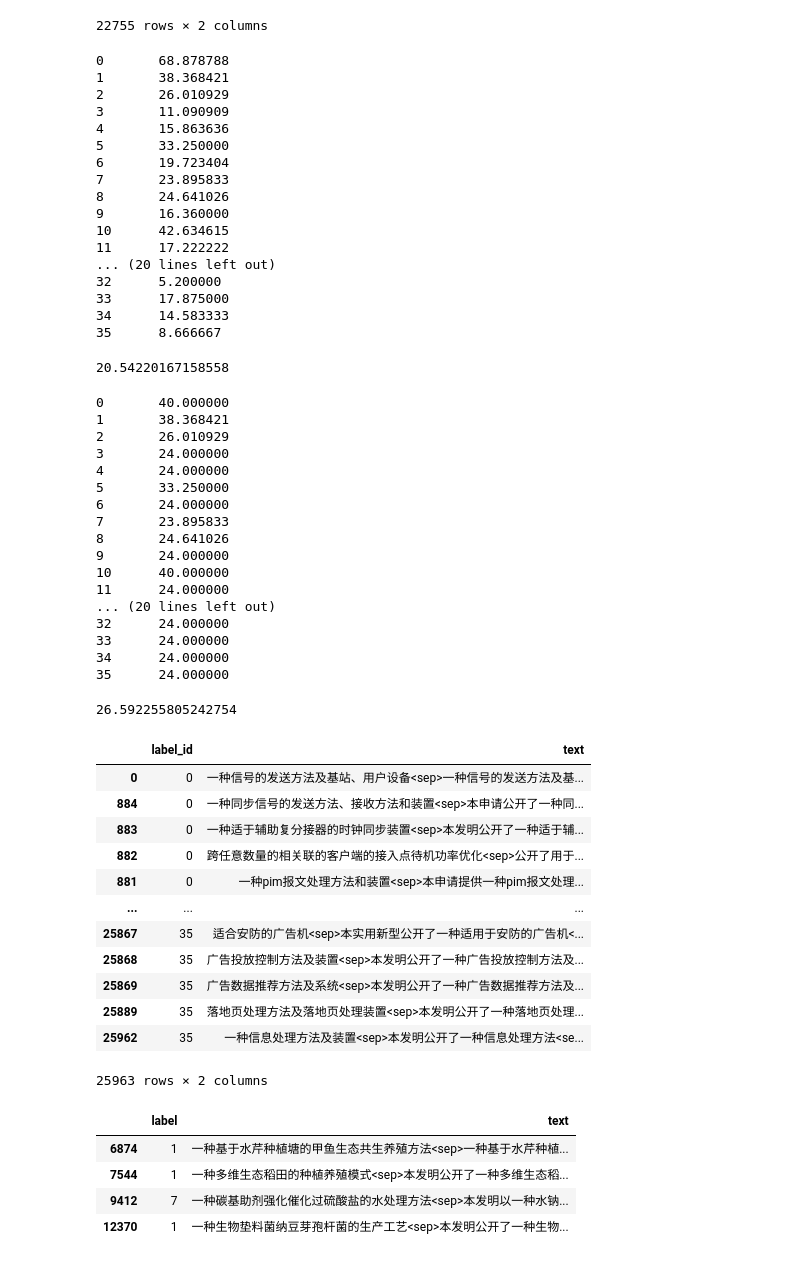
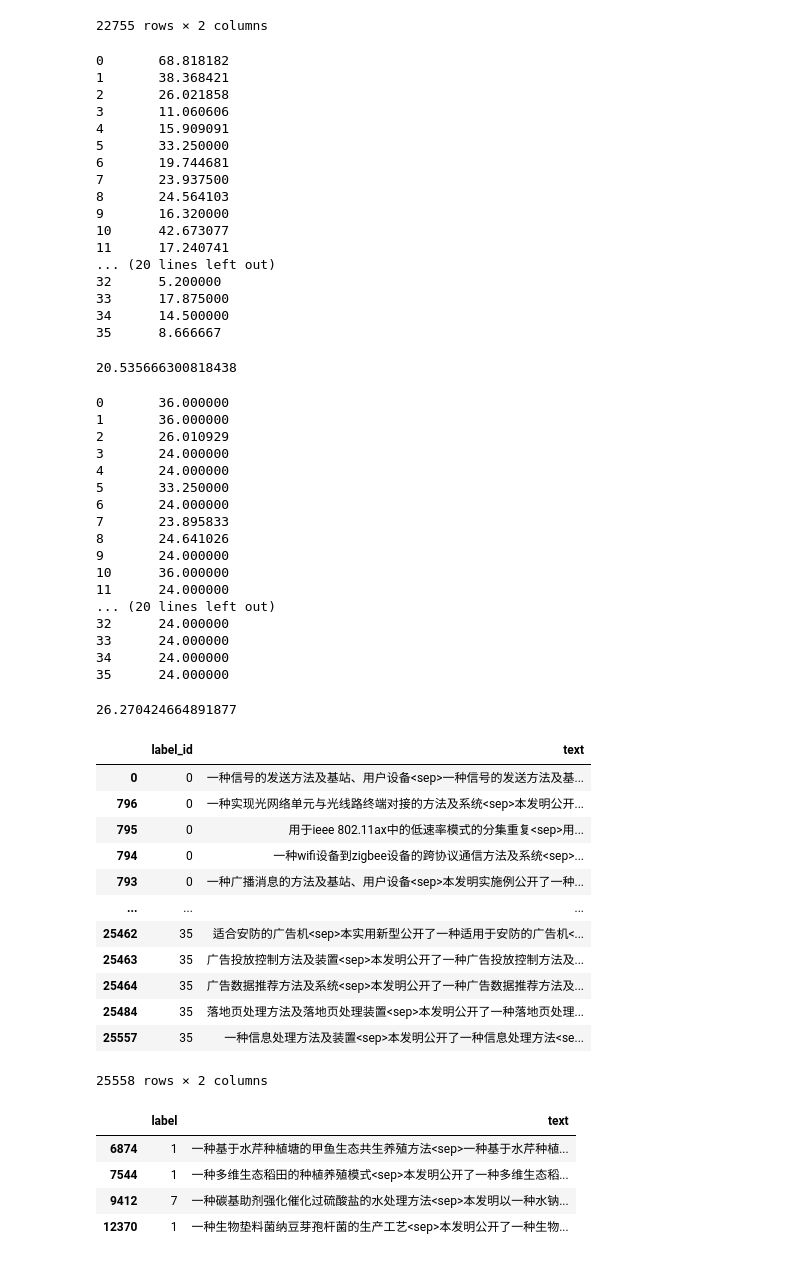
Before and after one commit to 0202zc/nlp-competition, a Jupyter notebook: ccf-bdci-samll-sample-classification-2022/data/data.ipynb, the cells around one changed output. Saved outputs shown, nothing was run; the diff lists cells and outputs as text; code cells hidden in the pictures.

```diff
--- a/ccf-bdci-samll-sample-classification-2022/data/data.ipynb
+++ b/ccf-bdci-samll-sample-classification-2022/data/data.ipynb
@@ -356,8 +356,8 @@ import pandas as pd
 
 # train_df = pd.read_csv('train_xlnet.tsv', sep='\t', encoding='utf8')
 train_df = pd.read_json('train.json', encoding='utf8', lines=True)
-train_labeled_df = pd.read_csv('train/split/train6452_backtrans.tsv', sep='\t', encoding='utf8')
-testA_labeled_df = pd.read_csv('test/split/testA_6452.tsv', sep='\t', encoding='utf8', header=0,
+train_labeled_df = pd.read_csv('train/split/train6453_backtrans.tsv', sep='\t', encoding='utf8')
+testA_labeled_df = pd.read_csv('test/split/testA_6453.tsv', sep='\t', encoding='utf8', header=0,
                                names=['label_id', 'text'])
 ratios = []
 for i in range(36):
@@ -367,24 +367,24 @@ for i in range(36):
 
 np.mean(ratios)
 # %% [output]
-0       68.878788
+0       68.818182
 1       38.368421
-2       26.010929
-3       11.090909
-4       15.863636
+2       26.021858
+3       11.060606
+4       15.909091
 5       33.250000
-6       19.723404
-7       23.895833
-8       24.641026
-9       16.360000
-10      42.634615
-11      17.222222
+6       19.744681
+7       23.937500
+8       24.564103
+9       16.320000
+10      42.673077
+11      17.240741
 ... (20 lines left out)
 32      5.200000
 33      17.875000
-34      14.583333
+34      14.500000
 35      8.666667
-20.54220167158558
+20.535666300818438
 # %%
 ratio = 24.0
 
@@ -395,7 +395,7 @@ for i in range(36):
     new, origin = train_labeled_df[train_labeled_df['label_id'] == i].shape[0], train_df[train_df['label_id'] == i].shape[0]
     current_ratio = new / origin
     # 如果不够，则补充
-    if current_ratio < ratio - 3.0:
+    if current_ratio < ratio - 2.0:
         add_data = train_labeled_df[train_labeled_df['label_id'] == i]
         temp_train_df = pd.concat((temp_train_df, add_data), axis=0)
         need = origin * ratio - new
@@ -417,7 +417,7 @@ for i in range(36):
             temp_train_df = pd.concat((temp_train_df, add_data), axis=0)
     else:
         # 如果超过一定的比例，则削减
-        ALLOW = 16.0
+        ALLOW = 12.0
         if current_ratio - ratio > ALLOW:
             need = int(origin * (ratio + ALLOW))
             add_data = train_labeled_df[train_labeled_df['label_id'] == i].iloc[:need, :]
@@ -432,11 +432,11 @@ for i in range(36):
     ratios.append(ratio)
     print("%d\t%f" % (i, ratio))
 
-temp_train_df.to_csv('train/split/train6452_backtrans_oversampling24.tsv', sep='\t', encoding='utf8', index=None)
+temp_train_df.to_csv('train/split/train6452_backtrans_oversampling24_1.tsv', sep='\t', encoding='utf8', index=None)
 np.mean(ratios)
 # %% [output]
-0       40.000000
-1       38.368421
+0       36.000000
+1       36.000000
 2       26.010929
 3       24.000000
 4       24.000000
@@ -445,34 +445,34 @@ np.mean(ratios)
 7       23.895833
 8       24.641026
 9       24.000000
-10      40.000000
+10      36.000000
 11      24.000000
 ... (20 lines left out)
 32      24.000000
 33      24.000000
 34      24.000000
 35      24.000000
-26.592255805242754
+26.270424664891877
 # %%
-testA_labeled_df = pd.read_csv('train/split/train6452_backtrans_oversampling24.tsv', sep='\t', encoding='utf8', header=0,
+testA_labeled_df = pd.read_csv('train/split/train6452_backtrans_oversampling24_1.tsv', sep='\t', encoding='utf8', header=0,
                                names=['label_id', 'text'])
 testA_labeled_df = testA_labeled_df.sort_values('label_id')
-testA_labeled_df.to_csv('train/split/train6452_backtrans_oversampling24.tsv', sep='\t', encoding='utf8', index=None)
+testA_labeled_df.to_csv('train/split/train6452_backtrans_oversampling24_1.tsv', sep='\t', encoding='utf8', index=None)
 testA_labeled_df
 # %% [output]
 |  | label_id | text |
 | 0 | 0 | 一种信号的发送方法及基站、用户设备<sep>一种信号的发送方法及基... |
-| 884 | 0 | 一种同步信号的发送方法、接收方法和装置<sep>本申请公开了一种同... |
-| 883 | 0 | 一种适于辅助复分接器的时钟同步装置<sep>本发明公开了一种适于辅... |
-| 882 | 0 | 跨任意数量的相关联的客户端的接入点待机功率优化<sep>公开了用于... |
-| 881 | 0 | 一种pim报文处理方法和装置<sep>本申请提供一种pim报文处理... |
+| 796 | 0 | 一种实现光网络单元与光线路终端对接的方法及系统<sep>本发明公开... |
+| 795 | 0 | 用于ieee 802.11ax中的低速率模式的分集重复<sep>用... |
+| 794 | 0 | 一种wifi设备到zigbee设备的跨协议通信方法及系统<sep>... |
+| 793 | 0 | 一种广播消息的方法及基站、用户设备<sep>本发明实施例公开了一种... |
 | ... | ... | ... |
-| 25867 | 35 | 适合安防的广告机<sep>本实用新型公开了一种适用于安防的广告机<... |
-| 25868 | 35 | 广告投放控制方法及装置<sep>本发明公开了一种广告投放控制方法及... |
-| 25869 | 35 | 广告数据推荐方法及系统<sep>本发明公开了一种广告数据推荐方法及... |
-| 25889 | 35 | 落地页处理方法及落地页处理装置<sep>本发明公开了一种落地页处理... |
-| 25962 | 35 | 一种信息处理方法及装置<sep>本发明公开了一种信息处理方法<se... |
+| 25462 | 35 | 适合安防的广告机<sep>本实用新型公开了一种适用于安防的广告机<... |
+| 25463 | 35 | 广告投放控制方法及装置<sep>本发明公开了一种广告投放控制方法及... |
+| 25464 | 35 | 广告数据推荐方法及系统<sep>本发明公开了一种广告数据推荐方法及... |
+| 25484 | 35 | 落地页处理方法及落地页处理装置<sep>本发明公开了一种落地页处理... |
+| 25557 | 35 | 一种信息处理方法及装置<sep>本发明公开了一种信息处理方法<se... |
-25963 rows × 2 columns
+25558 rows × 2 columns
 # %%
 test = pd.read_csv('test/testA_6337.tsv', encoding='utf8', sep='\t')
 test[test['text'].str.contains('农业') & test['text'].str.contains('养殖')]
```
Also changed, not shown: parts of 6 cells of this notebook, 23 other files.
